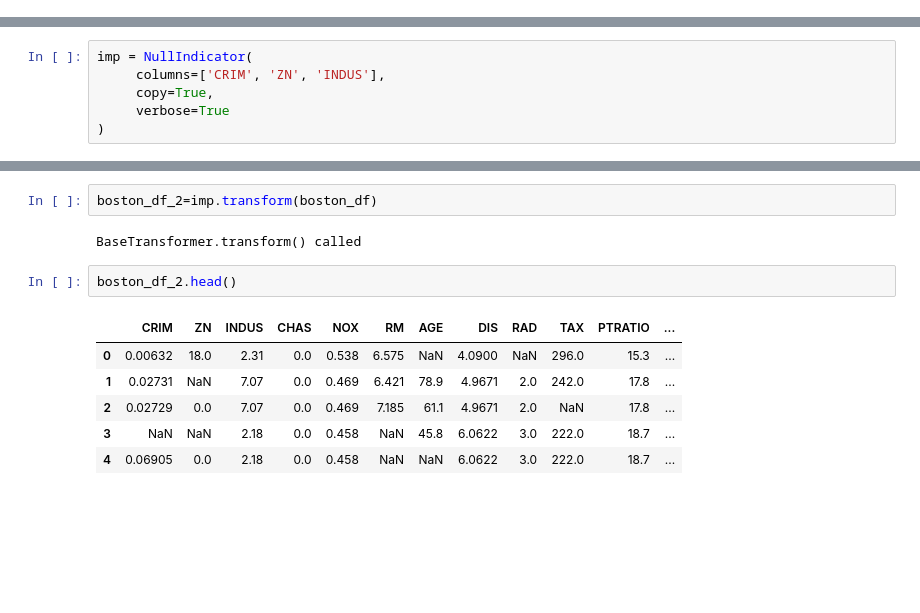
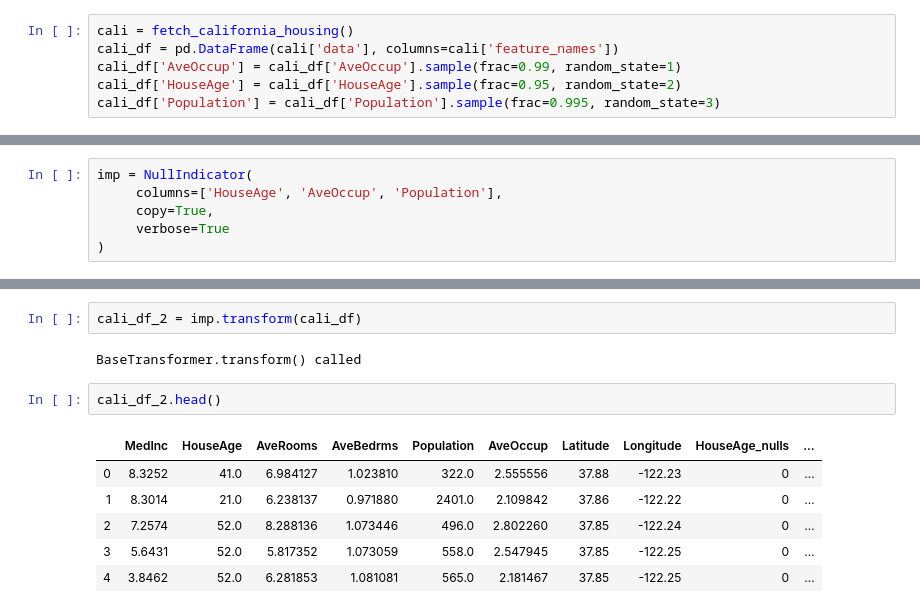
Before and after one commit to lvgig/tubular, a Jupyter notebook: examples/imputers/NullIndicator.ipynb, the cells around one changed output, grey strips where cells are left out. Drawn from its saved outputs; the diff is of its cells as text; blank space fills up the shorter version.

```diff
--- a/examples/imputers/NullIndicator.ipynb
+++ b/examples/imputers/NullIndicator.ipynb
@@ -23 +18,7 @@ boston_df.shape
+# %%
+cali = fetch_california_housing()
+cali_df = pd.DataFrame(cali['data'], columns=cali['feature_names'])
+cali_df['AveOccup'] = cali_df['AveOccup'].sample(frac=0.99, random_state=1)
+cali_df['HouseAge'] = cali_df['HouseAge'].sample(frac=0.95, random_state=2)
+cali_df['Population'] = cali_df['Population'].sample(frac=0.995, random_state=3)
 # %%
@@ -56,7 +48,7 @@ dtype: int64
 ### Initialising NullIndicator
 # %%
 imp = NullIndicator(
-     columns=['CRIM', 'ZN', 'INDUS'],
+     columns=['HouseAge', 'AveOccup', 'Population'],
      copy=True,
      verbose=True
 )
@@ -67,15 +59,15 @@ BaseTransformer.__init__() called
 
 The transform method takes a pandas dataframe as input and will add indicator columns for each of the columns specified in the initialisation, providing that they are present in the dataframe. Indicator columns are added with the names feature_nulls.
 # %%
-boston_df_2=imp.transform(boston_df)
+cali_df_2 = imp.transform(cali_df)
 # %% [output]
 BaseTransformer.transform() called
 # %%
-boston_df_2.head()
+cali_df_2.head()
 # %% [output]
-|  | CRIM | ZN | INDUS | CHAS | NOX | RM | AGE | DIS | RAD | TAX | PTRATIO | ... |
-| 0 | 0.00632 | 18.0 | 2.31 | 0.0 | 0.538 | 6.575 | NaN | 4.0900 | NaN | 296.0 | 15.3 | ... |
-| 1 | 0.02731 | NaN | 7.07 | 0.0 | 0.469 | 6.421 | 78.9 | 4.9671 | 2.0 | 242.0 | 17.8 | ... |
-| 2 | 0.02729 | 0.0 | 7.07 | 0.0 | 0.469 | 7.185 | 61.1 | 4.9671 | 2.0 | NaN | 17.8 | ... |
-| 3 | NaN | NaN | 2.18 | 0.0 | 0.458 | NaN | 45.8 | 6.0622 | 3.0 | 222.0 | 18.7 | ... |
-| 4 | 0.06905 | 0.0 | 2.18 | 0.0 | 0.458 | NaN | NaN | 6.0622 | 3.0 | 222.0 | 18.7 | ... |
+|  | MedInc | HouseAge | AveRooms | AveBedrms | Population | AveOccup | Latitude | Longitude | HouseAge_nulls | ... |
+| 0 | 8.3252 | 41.0 | 6.984127 | 1.023810 | 322.0 | 2.555556 | 37.88 | -122.23 | 0 | ... |
+| 1 | 8.3014 | 21.0 | 6.238137 | 0.971880 | 2401.0 | 2.109842 | 37.86 | -122.22 | 0 | ... |
+| 2 | 7.2574 | 52.0 | 8.288136 | 1.073446 | 496.0 | 2.802260 | 37.85 | -122.24 | 0 | ... |
+| 3 | 5.6431 | 52.0 | 5.817352 | 1.073059 | 558.0 | 2.547945 | 37.85 | -122.25 | 0 | ... |
+| 4 | 3.8462 | 52.0 | 6.281853 | 1.081081 | 565.0 | 2.181467 | 37.85 | -122.25 | 0 | ... |
```
Also changed, not shown: parts of 7 cells of this notebook, 5 other files.
